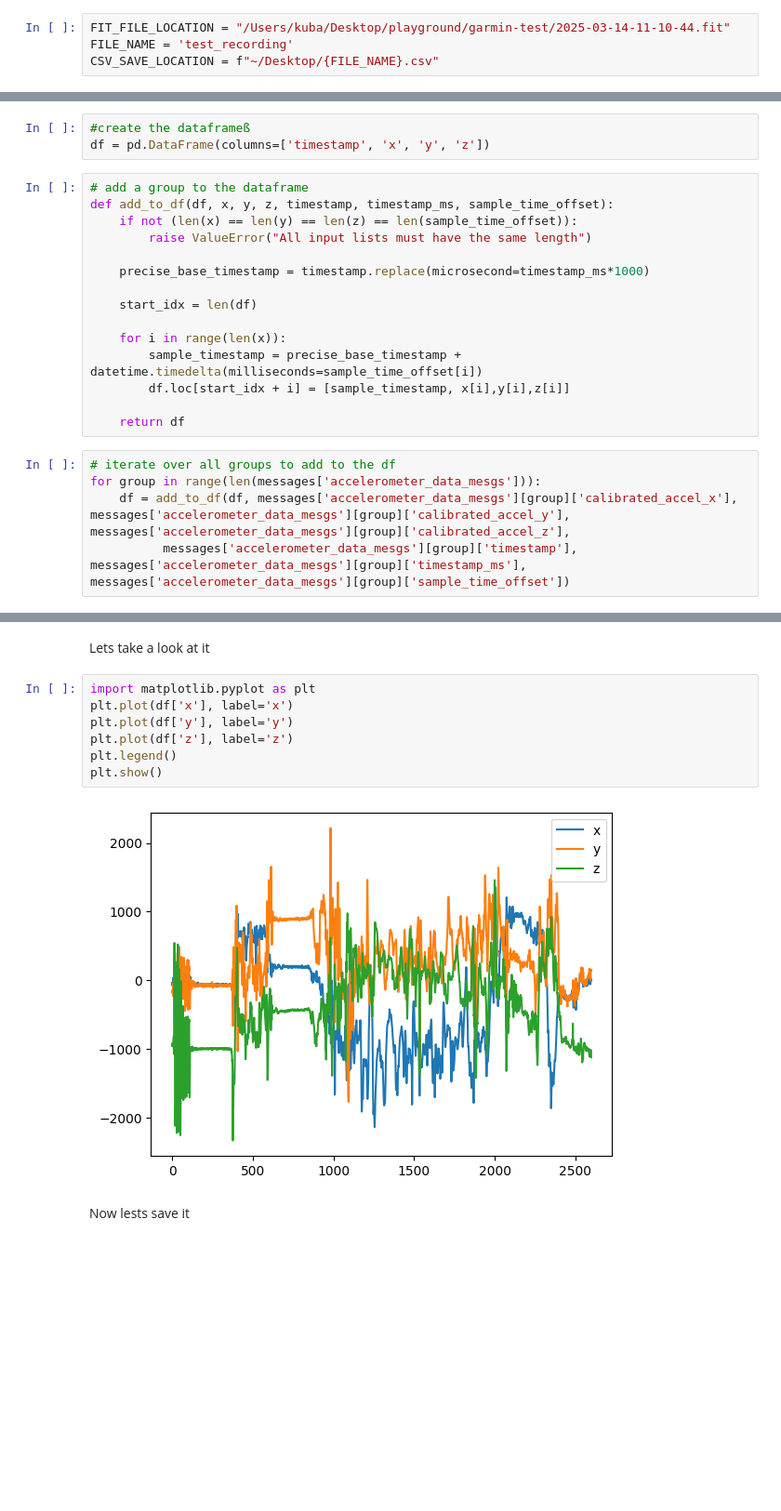
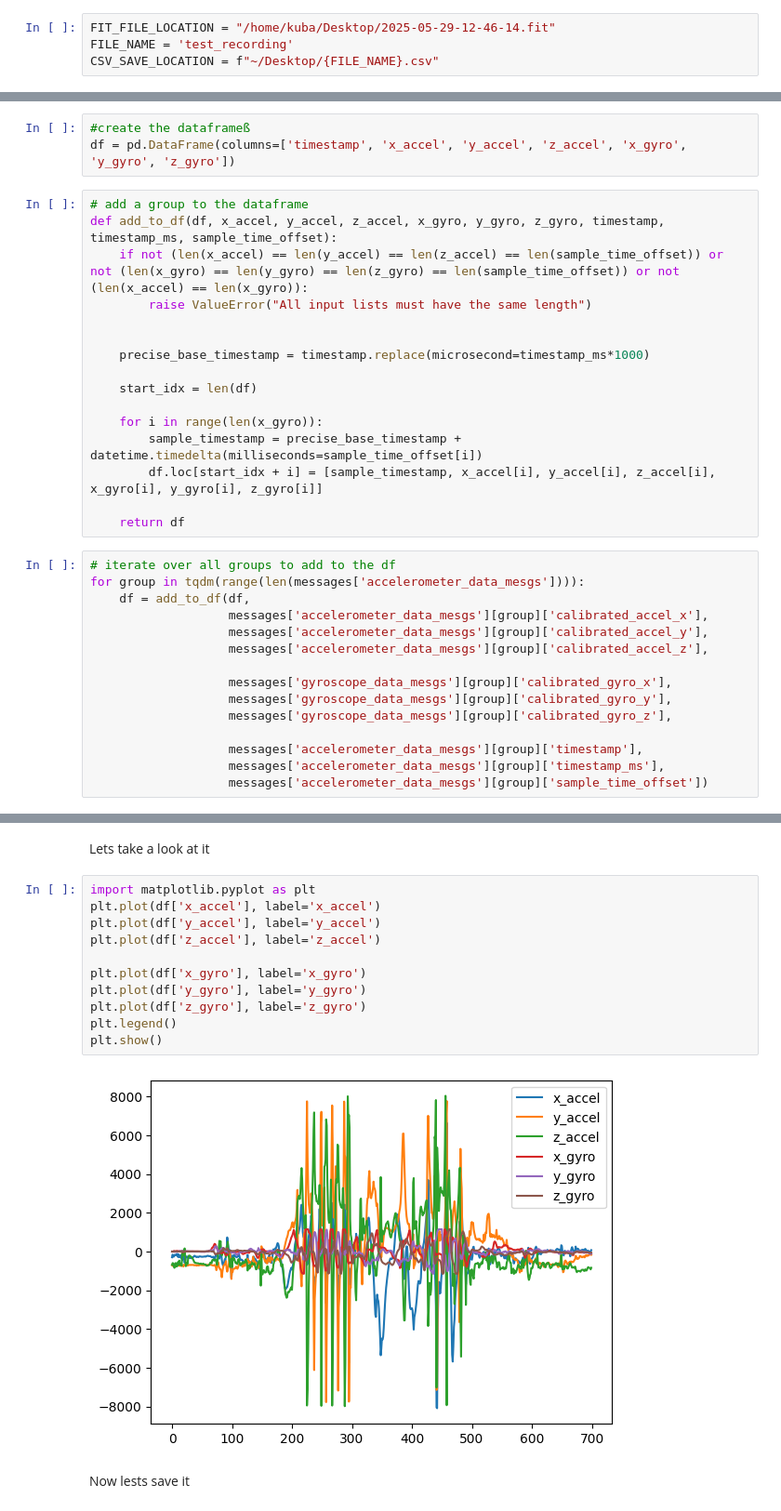
Before and after one commit to KubaJerz/garmin-bridge, a Jupyter notebook: decoder.ipynb, the cells around one changed output, grey strips where cells are left out. Shown at 93% size. Cells and saved outputs as stored; diff of their text form; blank space fills up the shorter version.

Commit message:
decoder for gyro too

```diff
--- a/decoder.ipynb
+++ b/decoder.ipynb
@@ -5,5 +10,5 @@ import datetime
 # %%
-FIT_FILE_LOCATION = "/Users/kuba/Desktop/playground/garmin-test/2025-03-14-11-10-44.fit"
+FIT_FILE_LOCATION = "/home/kuba/Desktop/2025-05-29-12-46-14.fit"
 FILE_NAME = 'test_recording'
 CSV_SAVE_LOCATION = f"~/Desktop/{FILE_NAME}.csv"
 # %%
@@ -25,26 +38,37 @@ In total we have 2600 sampled points in the whole fit file
 # %%
 #create the dataframeß
-df = pd.DataFrame(columns=['timestamp', 'x', 'y', 'z'])
+df = pd.DataFrame(columns=['timestamp', 'x_accel', 'y_accel', 'z_accel', 'x_gyro', 'y_gyro', 'z_gyro'])
 # %%
 # add a group to the dataframe
-def add_to_df(df, x, y, z, timestamp, timestamp_ms, sample_time_offset):
-    if not (len(x) == len(y) == len(z) == len(sample_time_offset)):
+def add_to_df(df, x_accel, y_accel, z_accel, x_gyro, y_gyro, z_gyro, timestamp, timestamp_ms, sample_time_offset):
+    if not (len(x_accel) == len(y_accel) == len(z_accel) == len(sample_time_offset)) or not (len(x_gyro) == len(y_gyro) == len(z_gyro) == len(sample_time_offset)) or not (len(x_accel) == len(x_gyro)):
         raise ValueError("All input lists must have the same length")
+
 
     precise_base_timestamp = timestamp.replace(microsecond=timestamp_ms*1000)
 
     start_idx = len(df)
 
-    for i in range(len(x)):
+    for i in range(len(x_gyro)):
         sample_timestamp = precise_base_timestamp + datetime.timedelta(milliseconds=sample_time_offset[i])
-        df.loc[start_idx + i] = [sample_timestamp, x[i],y[i],z[i]]
+        df.loc[start_idx + i] = [sample_timestamp, x_accel[i], y_accel[i], z_accel[i], x_gyro[i], y_gyro[i], z_gyro[i]]
 
     return df
 # %%
 # iterate over all groups to add to the df
-for group in range(len(messages['accelerometer_data_mesgs'])):
-    df = add_to_df(df, messages['accelerometer_data_mesgs'][group]['calibrated_accel_x'], messages['accelerometer_data_mesgs'][group]['calibrated_accel_y'], messages['accelerometer_data_mesgs'][group]['calibrated_accel_z'],
-          messages['accelerometer_data_mesgs'][group]['timestamp'], messages['accelerometer_data_mesgs'][group]['timestamp_ms'], messages['accelerometer_data_mesgs'][group]['sample_time_offset'])
+for group in tqdm(range(len(messages['accelerometer_data_mesgs']))):
+    df = add_to_df(df,
+                   messages['accelerometer_data_mesgs'][group]['calibrated_accel_x'],
+                   messages['accelerometer_data_mesgs'][group]['calibrated_accel_y'],
+                   messages['accelerometer_data_mesgs'][group]['calibrated_accel_z'],
+
+                   messages['gyroscope_data_mesgs'][group]['calibrated_gyro_x'],
+                   messages['gyroscope_data_mesgs'][group]['calibrated_gyro_y'],
+                   messages['gyroscope_data_mesgs'][group]['calibrated_gyro_z'],
+
+                   messages['accelerometer_data_mesgs'][group]['timestamp'],
+                   messages['accelerometer_data_mesgs'][group]['timestamp_ms'],
+                   messages['accelerometer_data_mesgs'][group]['sample_time_offset'])
 # %%
 df
 # %% [output]
@@ -65,13 +89,17 @@ df
 Lets take a look at it
 # %%
 import matplotlib.pyplot as plt
-plt.plot(df['x'], label='x')
-plt.plot(df['y'], label='y')
-plt.plot(df['z'], label='z')
+plt.plot(df['x_accel'], label='x_accel')
+plt.plot(df['y_accel'], label='y_accel')
+plt.plot(df['z_accel'], label='z_accel')
+
+plt.plot(df['x_gyro'], label='x_gyro')
+plt.plot(df['y_gyro'], label='y_gyro')
+plt.plot(df['z_gyro'], label='z_gyro')
 plt.legend()
 plt.show()
 # %% [output]
-[figure, old version]
+[figure, new version]
 # %% [markdown]
 Now lests save it
 # %%
```
Also changed, not shown: parts of 5 cells of this notebook.
